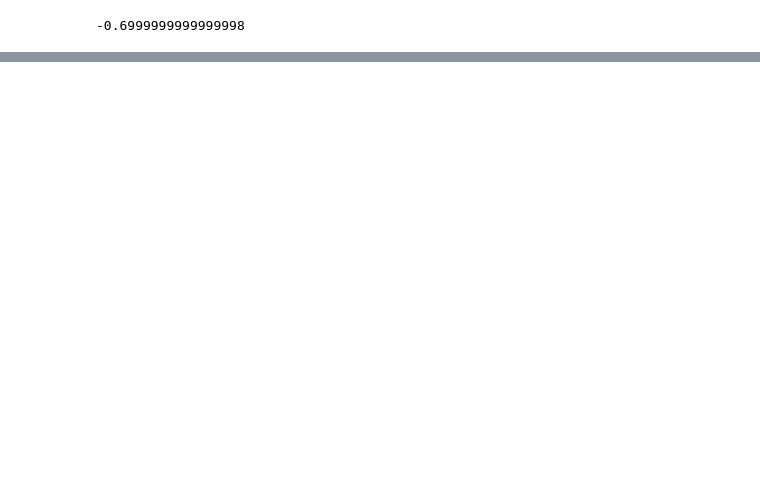
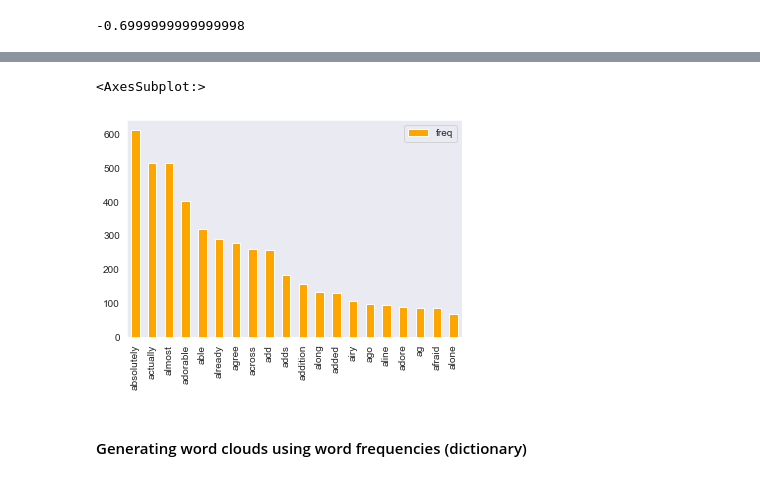
Before and after one commit to aksh0712/ANALYTICS_PROJECT-4, a Jupyter notebook: NLP_WOMEN_CLOTHING.ipynb, the cells around one changed output, grey strips where cells are left out. Cells and saved outputs as stored; diff of their text form; code cells hidden in the pictures; blank space fills up the shorter version.

```diff
--- a/NLP_WOMEN_CLOTHING.ipynb
+++ b/NLP_WOMEN_CLOTHING.ipynb
@@ -165,0 +501,2 @@ cloths.head()
+# %%
+dtm = xtrain_count.toarray()
@@ -165,0 +533,5 @@ cloths.head()
+# %%
+dtm1 = pd.DataFrame(dtm)
+# %%
+dtm1.columns = count_vect.get_feature_names()
+dtm1.head()
@@ -165,0 +546,10 @@ cloths.head()
+# %%
+word_freq = pd.DataFrame(dtm1.apply(sum).head(20), columns=['freq'])
+word_freq.sort_values('freq', ascending=False, inplace=True)
+# %%
+word_freq.plot(kind='bar', color='Orange')
+# %% [output]
+<AxesSubplot:>
+[figure, added]
+# %% [markdown]
+#### Generating word clouds using word frequencies (dictionary)
```
Also changed, not shown: parts of 99 cells of this notebook, 1 other file.
